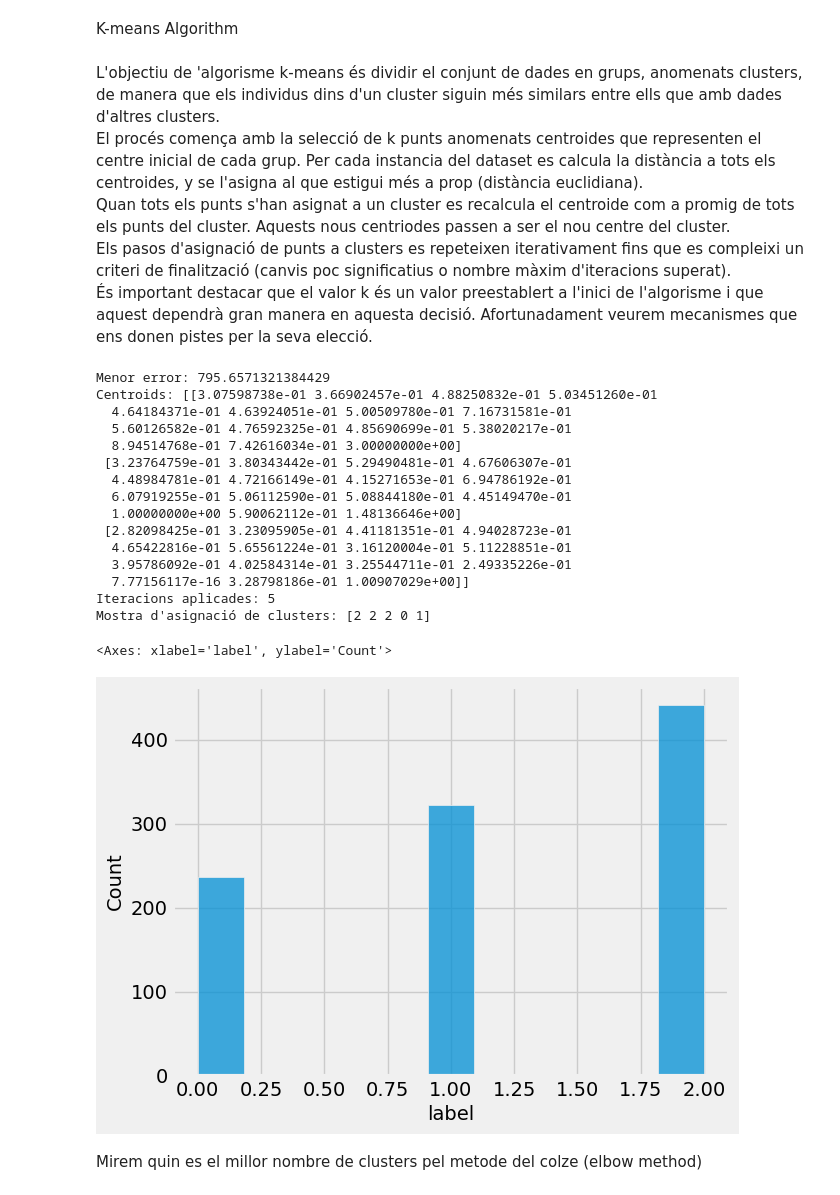
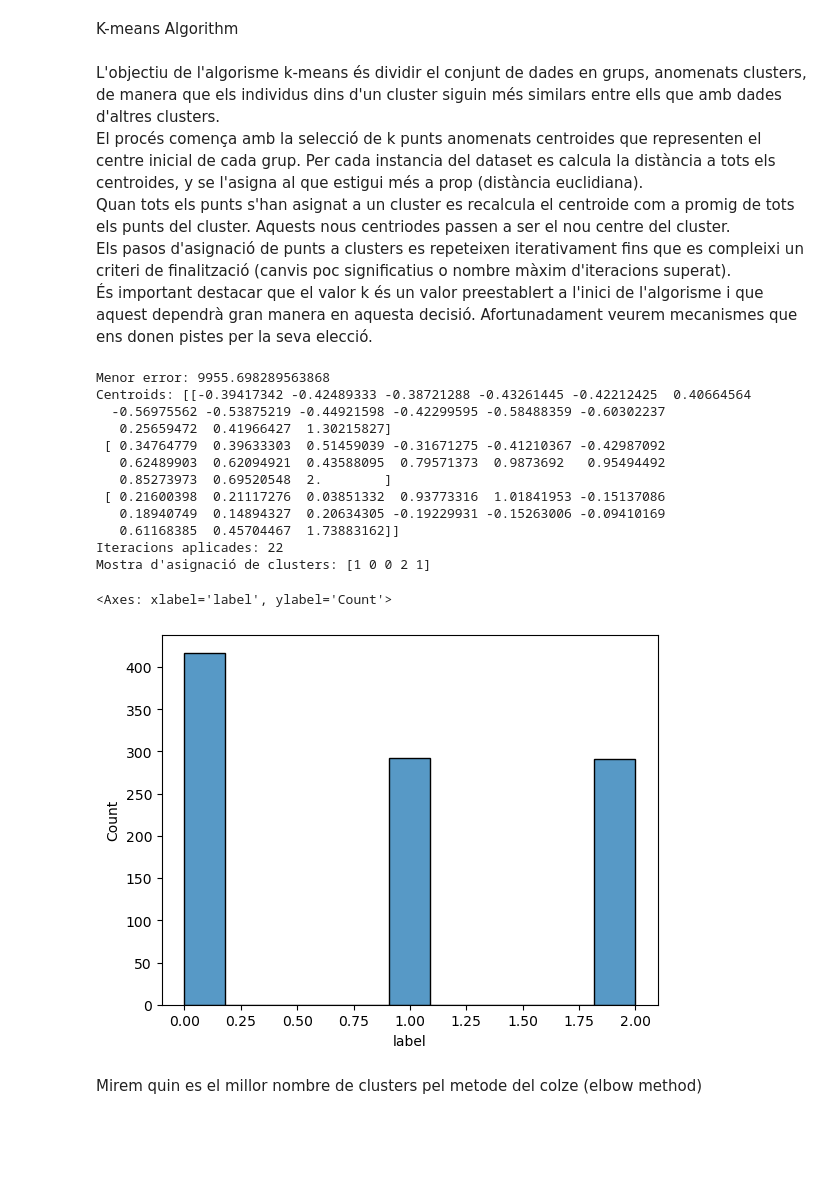
Before and after one commit to XaviSrrt/Treball_fi_curs_Data_Science, a Jupyter notebook: 07 Models de agrupacio.ipynb, the cells around one changed output. Saved outputs shown, nothing was run; the diff lists cells and outputs as text; code cells hidden in the pictures; blank space fills up the shorter version.

```diff
--- a/07 Models de agrupacio.ipynb
+++ b/07 Models de agrupacio.ipynb
@@ -47,8 +47,8 @@ df_bin=df[['genere_num','bevedor_num','nivell_fumador_num']]
 
 #Transformacio de les dades
 #Utilitzem MinMaxScaler per disposar els atributs del dataframe en la mateixa escala
-scaler = MinMaxScaler()
-#scaler = RobustScaler()
+#scaler = MinMaxScaler()
+scaler = StandardScaler()
 df_scaled = scaler.fit_transform(df[df.columns[0:-3]])
 df_scaled=pd.DataFrame(df_scaled)
 #incorporem nom de les columnes
@@ -78,7 +78,7 @@ df
 # %% [markdown]
 K-means Algorithm
 # %% [markdown]
-L'objectiu de 'algorisme k-means és dividir el conjunt de dades en grups, anomenats clusters, de manera que els individus dins d'un cluster siguin més similars entre ells que amb dades d'altres clusters.
+L'objectiu de l'algorisme k-means és dividir el conjunt de dades en grups, anomenats clusters, de manera que els individus dins d'un cluster siguin més similars entre ells que amb dades d'altres clusters.
 El procés comença amb la selecció de k punts anomenats centroides que representen el centre inicial de cada grup.
 Per cada instancia del dataset es calcula la distància a tots els centroides, y se l'asigna al que estigui més a prop (distància euclidiana).
 Quan tots els punts s'han asignat a un cluster es recalcula el centroide com a promig de tots els punts del cluster. Aquests nous centriodes passen a ser el nou centre del cluster.
@@ -113,7 +113,7 @@ kmeans.fit(df)
 # Aquest atribut es la suma de les distàncies al quadrat entre tots els punts
 # y els centroides dels clusters als que pertanyen.
 # Representa la mesura de la dispersión de les dades dins dels clusters.
-# Quant menor sguiu el valor de inertia_, més compactes y cohesionats seran els clusters.
+# Quant menor sigui el valor de inertia_, més compactes y cohesionats seran els clusters.
 print("Menor error:",kmeans.inertia_)
 
 # Final locations of the centroid
@@ -126,32 +126,29 @@ print("Mostra d'asignació de clusters:",kmeans.labels_[:5])
 #print(len(kmeans.labels_))
 warnings.resetwarnings()
 # %% [output]
-Menor error: 795.6571321384429
-Centroids: [[3.07598738e-01 3.66902457e-01 4.88250832e-01 5.03451260e-01
-  4.64184371e-01 4.63924051e-01 5.00509780e-01 7.16731581e-01
-  5.60126582e-01 4.76592325e-01 4.85690699e-01 5.38020217e-01
-  8.94514768e-01 7.42616034e-01 3.00000000e+00]
- [3.23764759e-01 3.80343442e-01 5.29490481e-01 4.67606307e-01
-  4.48984781e-01 4.72166149e-01 4.15271653e-01 6.94786192e-01
-  6.07919255e-01 5.06112590e-01 5.08844180e-01 4.45149470e-01
-  1.00000000e+00 5.90062112e-01 1.48136646e+00]
- [2.82098425e-01 3.23095905e-01 4.41181351e-01 4.94028723e-01
-  4.65422816e-01 5.65561224e-01 3.16120004e-01 5.11228851e-01
-  3.95786092e-01 4.02584314e-01 3.25544711e-01 2.49335226e-01
-  7.77156117e-16 3.28798186e-01 1.00907029e+00]]
-Iteracions aplicades: 5
-Mostra d'asignació de clusters: [2 2 2 0 1]
+Menor error: 9955.698289563868
+Centroids: [[-0.39417342 -0.42489333 -0.38721288 -0.43261445 -0.42212425  0.40664564
+  -0.56975562 -0.53875219 -0.44921598 -0.42299595 -0.58488359 -0.60302237
+   0.25659472  0.41966427  1.30215827]
+ [ 0.34764779  0.39633303  0.51459039 -0.31671275 -0.41210367 -0.42987092
+   0.62489903  0.62094921  0.43588095  0.79571373  0.9873692   0.95494492
+   0.85273973  0.69520548  2.        ]
+ [ 0.21600398  0.21117276  0.03851332  0.93773316  1.01841953 -0.15137086
+   0.18940749  0.14894327  0.20634305 -0.19229931 -0.15263006 -0.09410169
+   0.61168385  0.45704467  1.73883162]]
+Iteracions aplicades: 22
+Mostra d'asignació de clusters: [1 0 0 2 1]
 # %%
 #%% Etiquetem el dataframe original.
-labels = kmeans.predict(df_scaled)
+labels = kmeans.predict(df)
 #Afegim una columna amb la classificacio
 df['label'] = labels
 #print(df.to_string())
 
 sns.histplot(x=df['label'])
 # %% [output]
 <Axes: xlabel='label', ylabel='Count'>
-[figure, old version]
+[figure, new version]
 # %% [markdown]
 Mirem quin es el millor nombre de clusters pel metode del colze (elbow method)
 # %%
```
Also changed, not shown: parts of 10 cells of this notebook, 2 other files.
